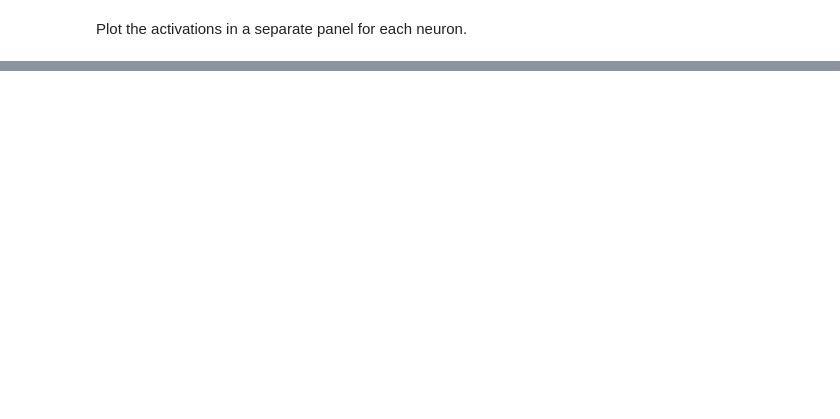
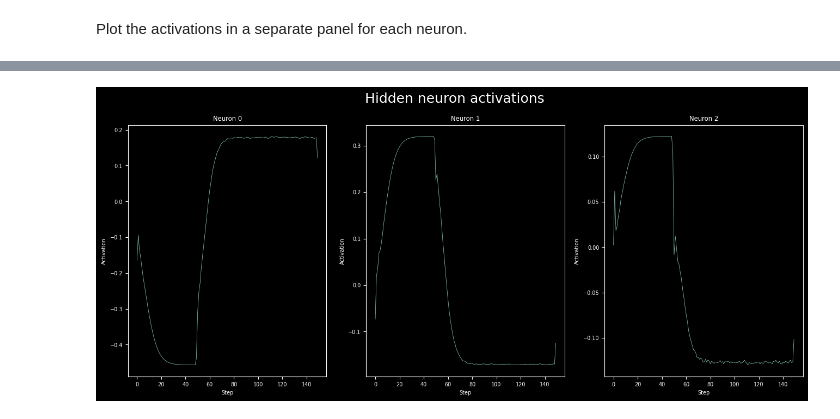
Before and after one commit to neurogym/neurogym, a Jupyter notebook: docs/examples/monitoring.ipynb, the cells around one changed output, grey strips where cells are left out. Saved outputs shown, nothing was run; the diff lists cells and outputs as text; code cells hidden in the pictures; blank space fills up the shorter version.

```diff
--- a/docs/examples/monitoring.ipynb
+++ b/docs/examples/monitoring.ipynb
@@ -114,2 +166,4 @@ Plot the __mean__ activations in a separate panel for each neuron.
 # %%
-fig_mean, axes_mean = env.plot_activations(am.name, mean = True)
+fig_mean, axes_mean = env.plot_activations(am.name, "hidden", neurons = [0,1,2], mean = True)
+# %% [output]
+[figure, added]
```
Also changed, not shown: parts of 22 cells of this notebook, 6 other files.
